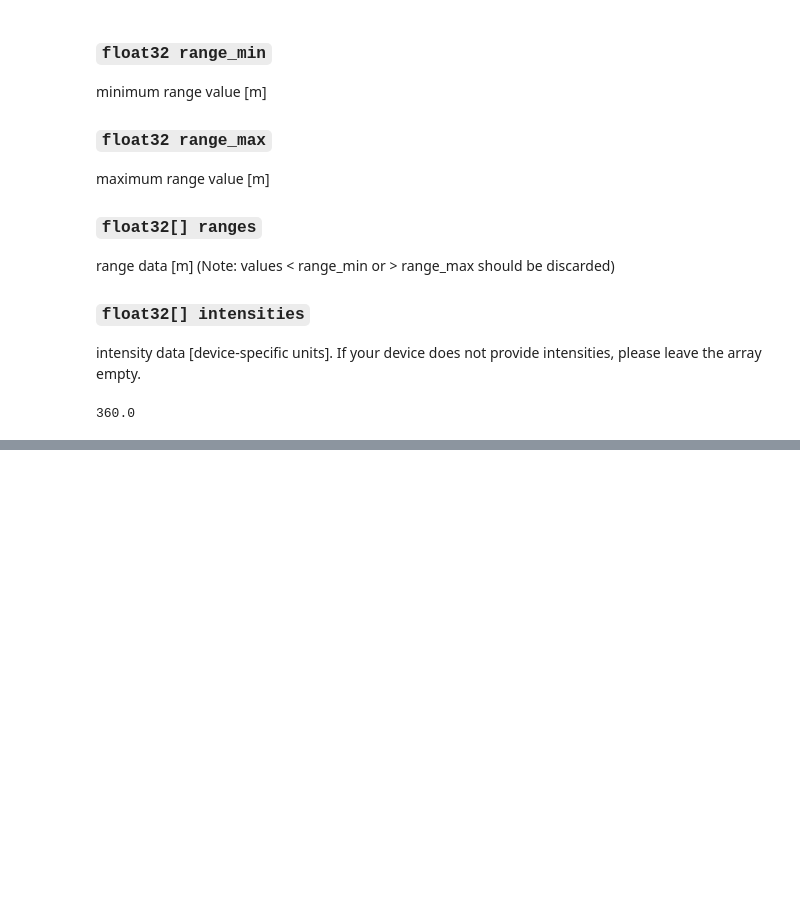
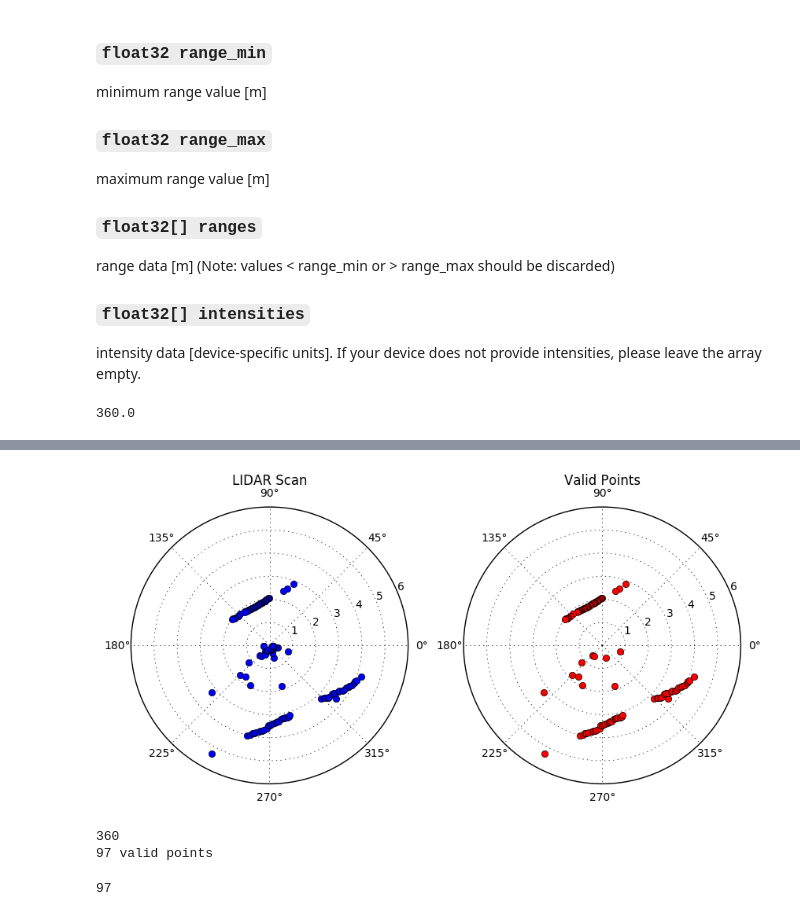
Before and after one commit to 5yler/metatron, a Jupyter notebook: gigatron/scripts/Steering Fixes.ipynb, the cells around one changed output, grey strips where cells are left out. Drawn from its saved outputs; the diff is of its cells as text; code cells hidden in the pictures; blank space fills up the shorter version.

```diff
--- a/gigatron/scripts/Steering Fixes.ipynb
+++ b/gigatron/scripts/Steering Fixes.ipynb
@@ -114,0 +172,31 @@ plot_scan_narrowed(scan, math.pi)
+# %%
+# plot a laser scan on a polar plot and compare the same scan with a nonzero yaw offset
+def plot_valid_point_comparison(angles, scan, valid_points):
+
+    plt.figure(figsize=(10,5))
+    ax = plt.subplot(121, polar=True)
+    ax.plot(angles, scan.ranges, 'ob')
+    ax.set_rmax(6)
+    ax.grid(True)
+    ax.set_title("LIDAR Scan", va='bottom')
+
+    ax = plt.subplot(122, polar=True)
+    ax.plot(valid_points.angles, valid_points.ranges, 'or')
+    ax.set_rmax(6)
+    ax.grid(True)
+    ax.set_title("Valid Points", va='bottom')
+
+    plt.show()
+    return plt
+# %%
+plot_valid_point_comparison(angles, scan, valid_points)
+print len(angles)
+valid_points.num_points()
+
+
+# plot_valid_point_comparison(scan, yaw_offset=math.pi)
+# %% [output]
+[figure, added]
+360
+97 valid points
+97
```
Also changed, not shown: parts of 9 cells of this notebook.
